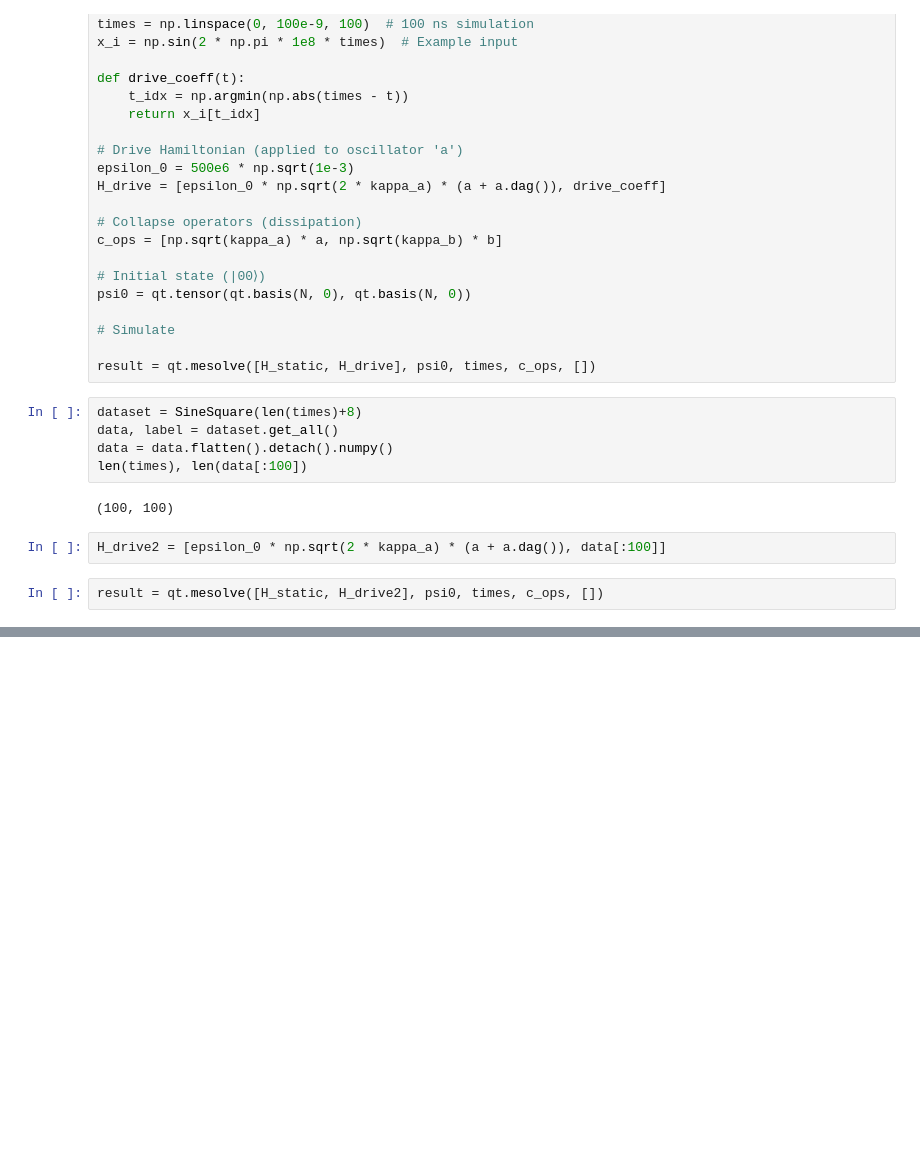
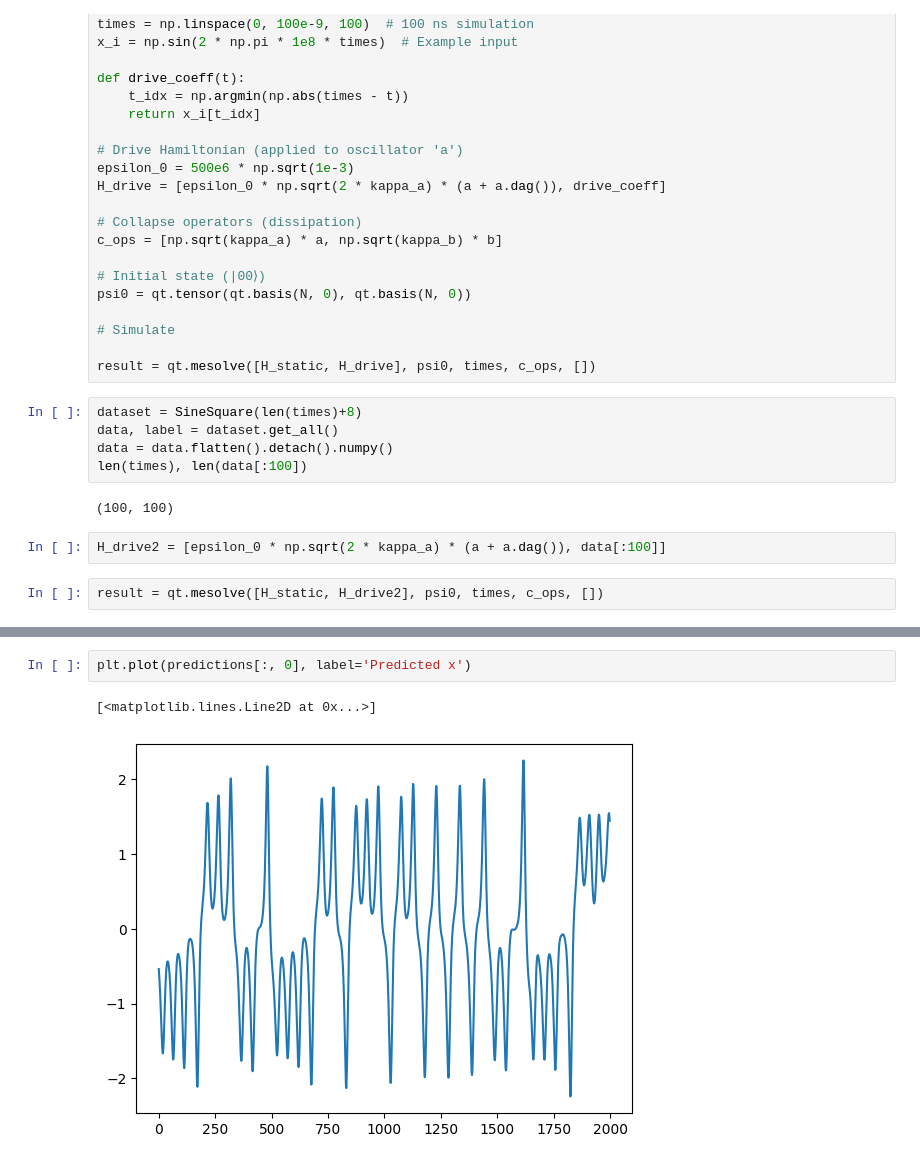
Before and after one commit to jaychotaliya987/Reservoir_Pytorch, a Jupyter notebook: Examples/roughwork.ipynb, the cells around one changed output, grey strips where cells are left out. Cells and saved outputs as stored; diff of their text form; blank space fills up the shorter version.

```diff
--- a/Examples/roughwork.ipynb
+++ b/Examples/roughwork.ipynb
@@ -107,0 +152,5 @@ plt.show()
+# %%
+plt.plot(predictions[:, 0], label='Predicted x')
+# %% [output]
+[<matplotlib.lines.Line2D at 0x...>]
+[figure, added]
```
Also changed, not shown: parts of 5 cells of this notebook, 5 other files.
